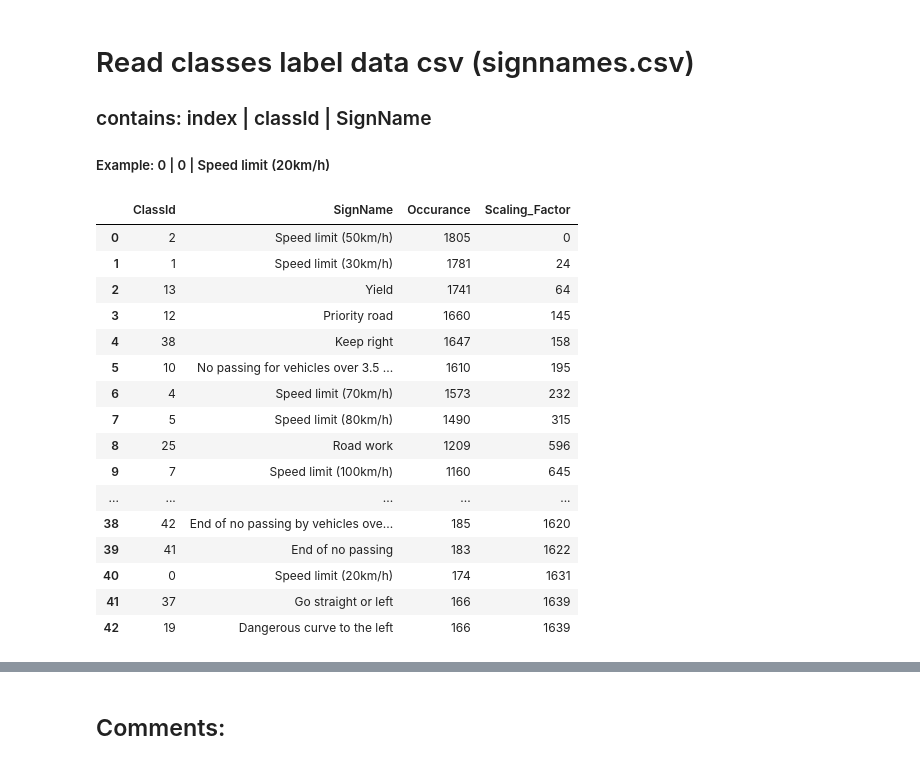
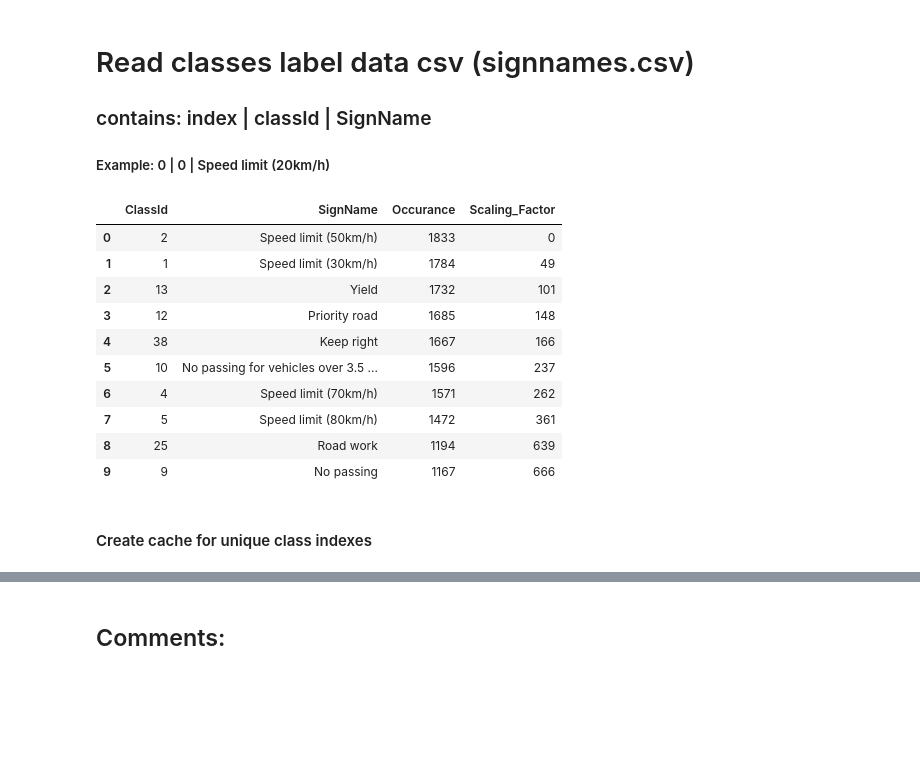
Before and after one commit to Self-Driving-Cars-LosAngeles/TrafficSignClassification, a Jupyter notebook: Traffic_Sign_Classifier_SDCLA.ipynb, the cells around one changed output, grey strips where cells are left out. Cells and saved outputs as stored; diff of their text form; code cells hidden in the pictures; blank space fills up the shorter version.

```diff
--- a/Traffic_Sign_Classifier_SDCLA.ipynb
+++ b/Traffic_Sign_Classifier_SDCLA.ipynb
@@ -148,25 +134,21 @@ data_pd_sorted = data_pd_sorted.drop('index', 1)
 
 assert(len(data_pd) == len(np.unique(y_train)))
 # %%
-data_pd_sorted.head(44)
+data_pd_sorted.head(10)
 # %% [output]
 |  | ClassId | SignName | Occurance | Scaling_Factor |
-| 0 | 2 | Speed limit (50km/h) | 1805 | 0 |
-| 1 | 1 | Speed limit (30km/h) | 1781 | 24 |
-| 2 | 13 | Yield | 1741 | 64 |
-| 3 | 12 | Priority road | 1660 | 145 |
-| 4 | 38 | Keep right | 1647 | 158 |
-| 5 | 10 | No passing for vehicles over 3.5 ... | 1610 | 195 |
-| 6 | 4 | Speed limit (70km/h) | 1573 | 232 |
-| 7 | 5 | Speed limit (80km/h) | 1490 | 315 |
-| 8 | 25 | Road work | 1209 | 596 |
-| 9 | 7 | Speed limit (100km/h) | 1160 | 645 |
-| ... | ... | ... | ... | ... |
-| 38 | 42 | End of no passing by vehicles ove... | 185 | 1620 |
-| 39 | 41 | End of no passing | 183 | 1622 |
-| 40 | 0 | Speed limit (20km/h) | 174 | 1631 |
-| 41 | 37 | Go straight or left | 166 | 1639 |
-| 42 | 19 | Dangerous curve to the left | 166 | 1639 |
+| 0 | 2 | Speed limit (50km/h) | 1833 | 0 |
+| 1 | 1 | Speed limit (30km/h) | 1784 | 49 |
+| 2 | 13 | Yield | 1732 | 101 |
+| 3 | 12 | Priority road | 1685 | 148 |
+| 4 | 38 | Keep right | 1667 | 166 |
+| 5 | 10 | No passing for vehicles over 3.5 ... | 1596 | 237 |
+| 6 | 4 | Speed limit (70km/h) | 1571 | 262 |
+| 7 | 5 | Speed limit (80km/h) | 1472 | 361 |
+| 8 | 25 | Road work | 1194 | 639 |
+| 9 | 9 | No passing | 1167 | 666 |
+# %% [markdown]
+#### Create cache for unique class indexes
 # %%
 cache_unique_class_index = {}
 for i in range(len(y_train)):
```
Also changed, not shown: parts of 92 cells of this notebook, 2 other files.
